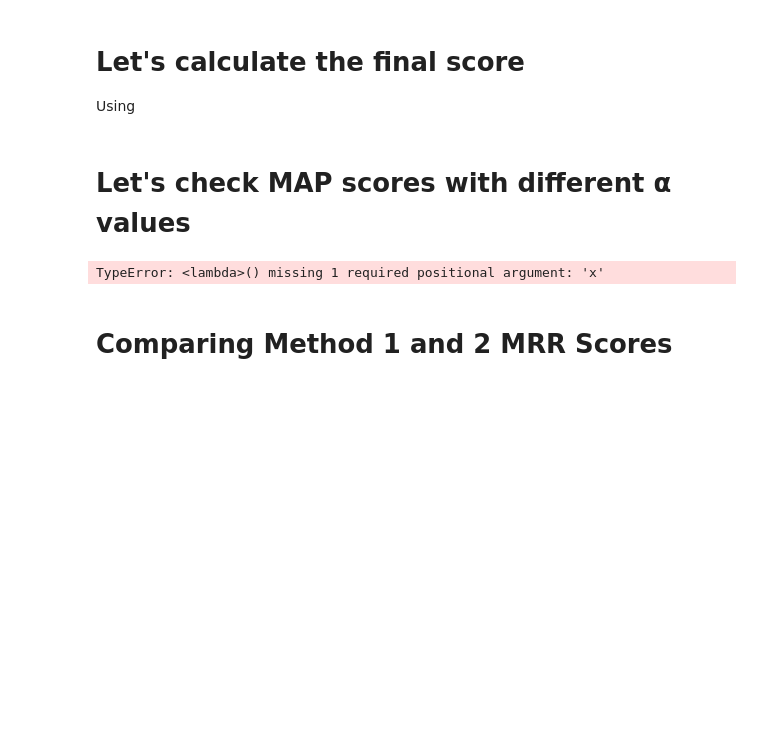
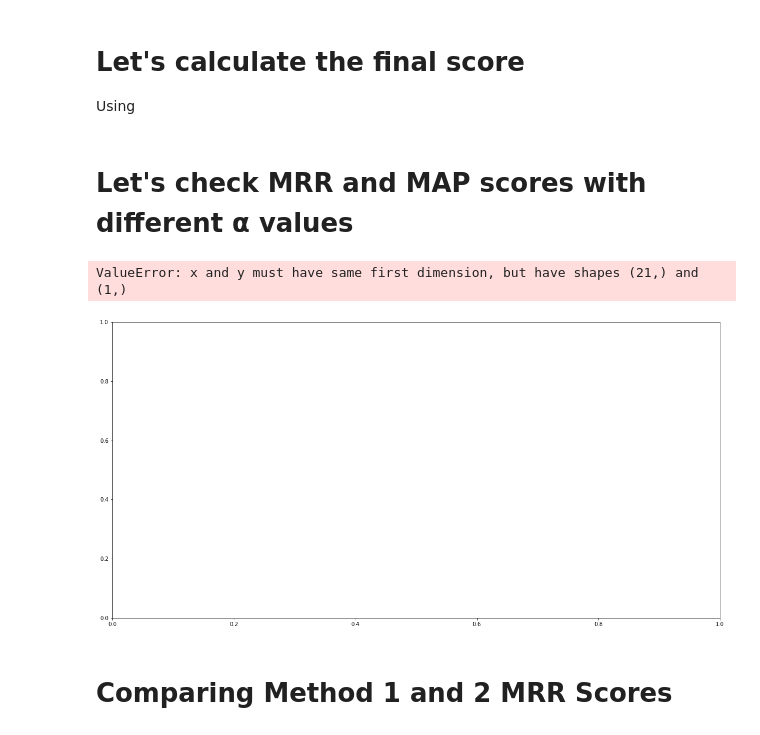
Before and after one commit to Tijunel/ENSF544-FINAL, a Jupyter notebook: Preprocessing.ipynb, the cells around one changed output. Saved outputs shown, nothing was run; the diff lists cells and outputs as text; code cells hidden in the pictures; blank space fills up the shorter version.

```diff
--- a/Preprocessing.ipynb
+++ b/Preprocessing.ipynb
@@ -804,29 +808,35 @@ testing_bug_reports['final_scores'] = all_final_scores
 # %% [markdown]
-# Let's check MAP scores with different α values
+# Let's check MRR and MAP scores with different α values
 # %%
-MRR_scores = defaultdict(lambda x: [])
-α_range = [α / 100 for α in range(20, 25, 5)]
+def plot_scores_vs_α(*args):
+  metric_scores = defaultdict()
+  α_range = [α / 100 for α in range(0, 105, 5)]
 
-for α in α_range:
-  all_final_scores = calculate_final_scores(testing_bug_reports, α)
-  testing_bug_reports['final_scores'] = all_final_scores
-  scores = calculate_scores(testing_bug_reports, calculate_adjusted_MRR, 'adjusted_MRR', 'final_scores')
-  scores = dict(sorted(scores.items(), key=lambda item: item[1]))
-  for k, v in scores.items():
-    print(k)
-    MRR_scores[k].append(v)
+  for α in α_range:
+    all_final_scores = calculate_final_scores(testing_bug_reports, α)
+    testing_bug_reports['final_scores'] = all_final_scores
+    scores = calculate_scores(*args)
+    scores = dict(sorted(scores.items(), key=lambda item: item[1]))
+    for k, v in scores.items():
+      if k not in metric_scores:
+        metric_scores[k] = []
+      metric_scores[k].append(v)
 
-for k, v in MRR_scores.items():
-  print(k)
-  print(v)
-  plt.plot(α_range, v, label = k)
+  for k, v in metric_scores.items():
+    plt.plot(α_range, v, label = k, linestyle = "-")
 
-fig, ax = plt.subplots()
-fig.set_size_inches(20, 5)
-plt.legend()
-plt.show()
+  plt.rcParams["figure.figsize"] = (40, 10)
+  plt.legend()
+  plt.show()
+
+# Plot MRR scores
+plot_scores_vs_α(testing_bug_reports, calculate_adjusted_MRR, 'adjusted_MRR', 'final_scores')
+
+# Plot MAP scores
+plot_scores_vs_α(testing_bug_reports, calculate_average_precision, 'average_precision', 'final_scores')
 # %% [output]
-TypeError: <lambda>() missing 1 required positional argument: 'x'
+ValueError: x and y must have same first dimension, but have shapes (21,) and (1,)
+[figure, added]
 # %% [markdown]
 # Comparing Method 1 and 2 MRR Scores
 # %%
```
Also changed, not shown: parts of 6 cells of this notebook.
